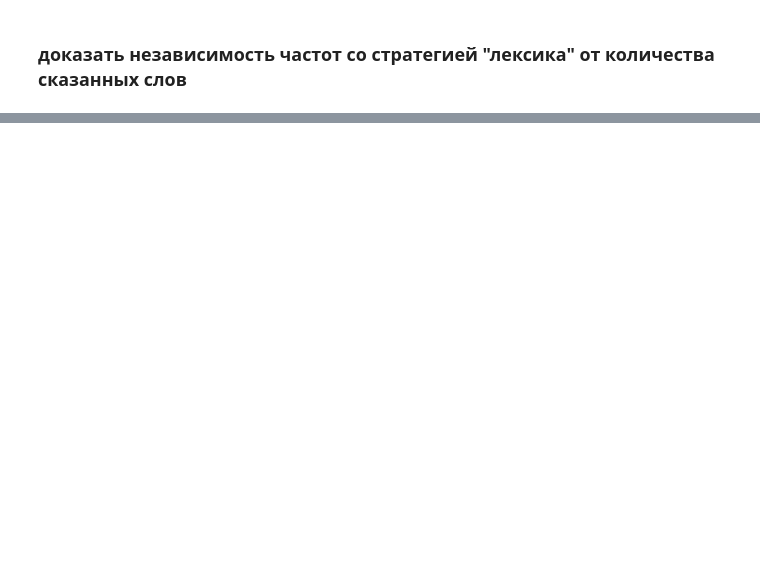
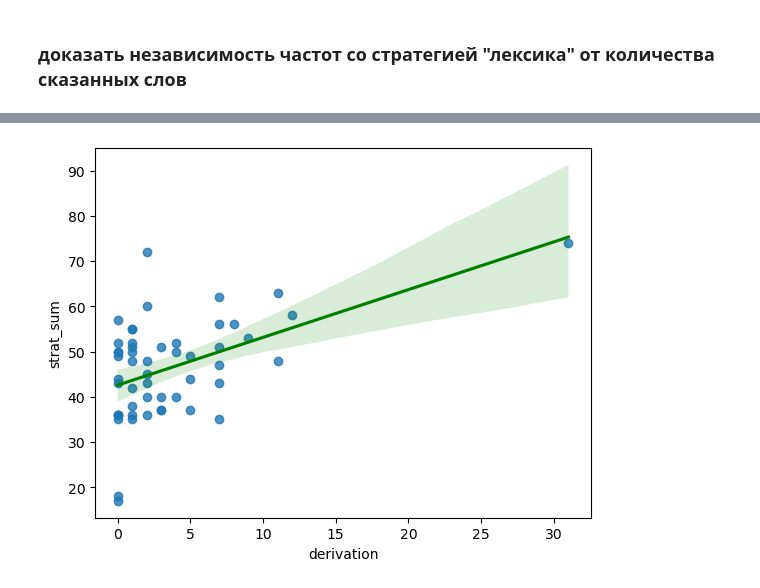
Before and after one commit to Aryunaa/Linguistics, a Jupyter notebook: pos_febr/methods_results.ipynb, the cells around one changed output, grey strips where cells are left out. Saved outputs shown, nothing was run; the diff lists cells and outputs as text; code cells hidden in the pictures; blank space fills up the shorter version.

```diff
--- a/pos_febr/methods_results.ipynb
+++ b/pos_febr/methods_results.ipynb
@@ -161,0 +172,4 @@ ax = sns.regplot(data=strats, x='strat_sum', y='fonetics', line_kws={'color': 'g
+# %%
+ax = sns.regplot(data=strats, y='strat_sum', x='derivation', line_kws={'color': 'g'})
+# %% [output]
+[figure, added]
```
Also changed, not shown: parts of 5 cells of this notebook.
